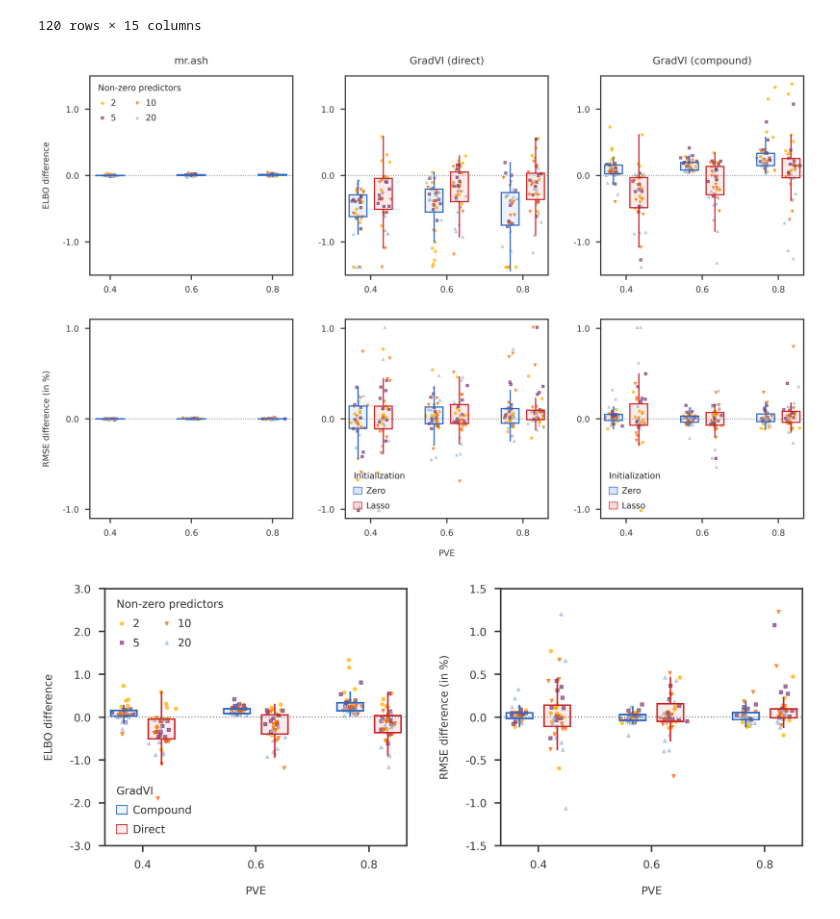
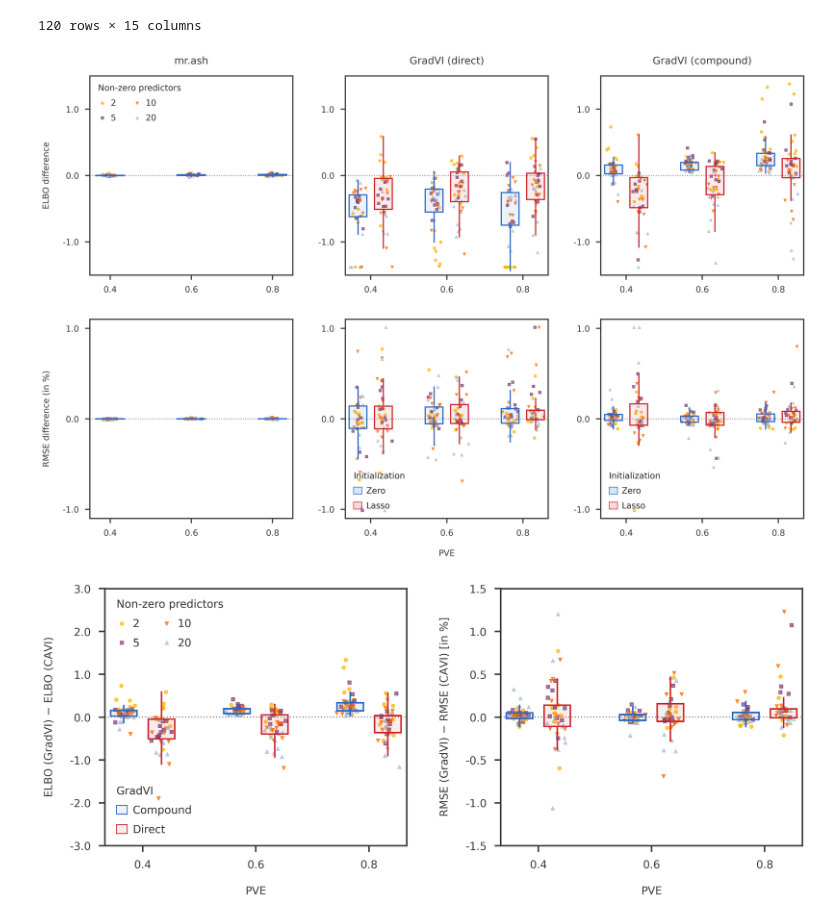
Before and after one commit to banskt/gradvi-experiments, a Jupyter notebook: analysis/elbo_comparison_indep_init.ipynb, the cells around one changed output. Saved outputs shown, nothing was run; the diff lists cells and outputs as text; code cells hidden in the pictures.

```diff
--- a/analysis/elbo_comparison_indep_init.ipynb
+++ b/analysis/elbo_comparison_indep_init.ipynb
@@ -35,7 +35,7 @@ dscoutpkl = os.path.join("../dsc/results", dsc_fname + "_dscout.pkl")
 msepkl    = os.path.join("../dsc/results", dsc_fname + "_mse.pkl")
 dscout    = pd.read_pickle(dscoutpkl)
 
-refresh_pickle = True
+refresh_pickle = False
 
 print(db)
 plotprefix = "compare_elbo_rmse_linreg_indep"
@@ -430,39 +430,39 @@ plt.tight_layout(w_pad = 3.0, h_pad = 3.0)
 #utils.saveplot(fig, plotprefix)
 plt.show()
 # %% [output]
-[figure, old version]
+[figure, new version]
 # %%
 fig = plt.figure(figsize = (14, 6))
 ax1 = fig.add_subplot(121)
 ax2 = fig.add_subplot(122)
 
 elbo_ylim = [-3, 3]
 mse_ylim = [-1.5, 1.5]
 
 plot_elbo_boxplot(ax1, elbodf_filtered,
                   "mr_ash_lasso_init", ["gradvi_compound", "gradvi_direct_lasso_init"],
                   comparison_mode = 'absolute_diff', factr = -1,
                   show_scatterlegend = True,
                   show_boxlegend = True, box_labels = ["Compound", "Direct"],
                   box_legend_title = "GradVI",
                   keep_outliers = False, ylim = elbo_ylim)
 
 plot_elbo_boxplot(ax2, msedf_filtered,
                   "mr_ash_lasso_init", ["gradvi_compound", "gradvi_direct_lasso_init"],
                   show_boxlegend = False,
                   comparison_mode = 'percentage_diff',
                   keep_outliers = False, ylim = mse_ylim)
 
-ax1.set_ylabel(r"ELBO difference")
-ax2.set_ylabel(r"RMSE difference (in %)")
+ax1.set_ylabel(r"ELBO (GradVI) $-$ ELBO (CAVI)")
+ax2.set_ylabel(r"RMSE (GradVI) $-$ RMSE (CAVI) [in %]")
 ax1.set_xlabel("PVE")
 ax2.set_xlabel("PVE")
 
 mpl_utils.set_yticks(ax1, kmin = 4, kmax = 10)
 mpl_utils.set_yticks(ax2, kmin = 4, kmax = 10)
 
 plt.tight_layout(w_pad = 3.0)
 utils.saveplot(fig, "gradvi_linreg_indep_converge_to_cavi")
 plt.show()
 # %% [output]
-[figure, old version]
+[figure, new version]
```
Also changed, not shown: 5 other files.
